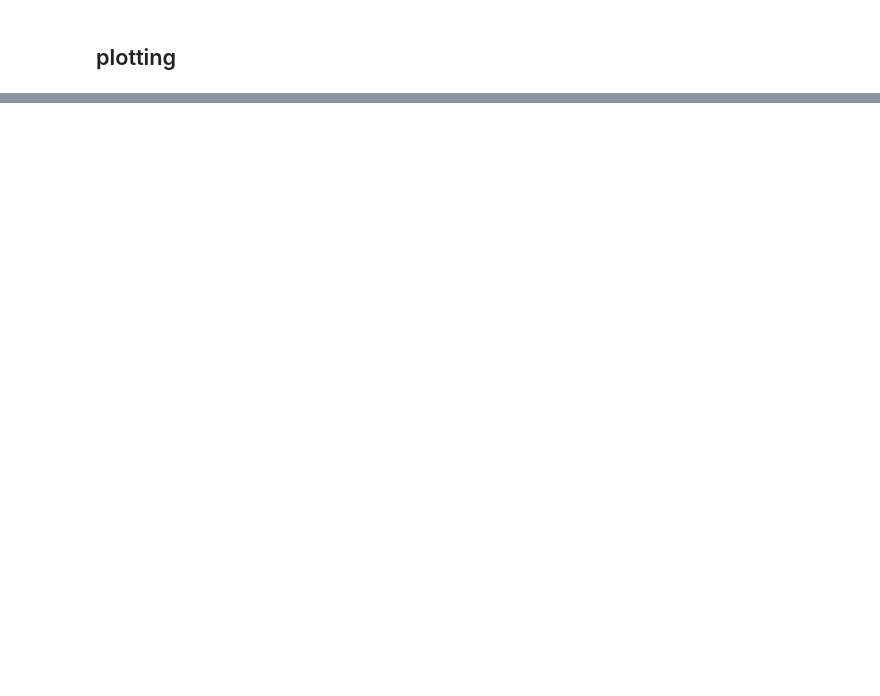
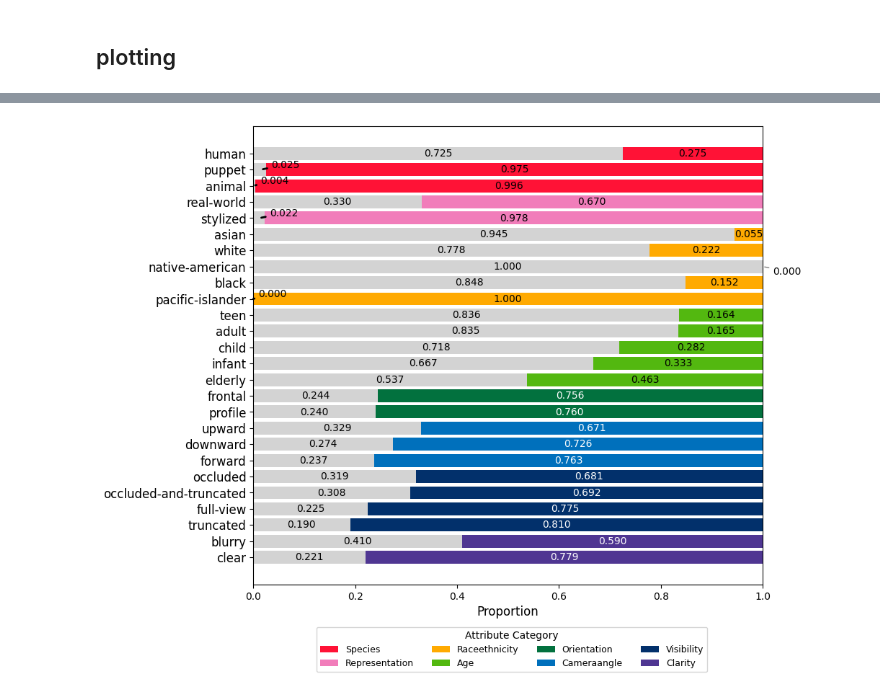
Before and after one commit to Learning-and-Neurodevelopment-Lab/ssaShowcase, a Jupyter notebook: retina_analysis.ipynb, the cells around one changed output, grey strips where cells are left out. Drawn from its saved outputs; the diff is of its cells as text; code cells hidden in the pictures; blank space fills up the shorter version.

```diff
--- a/retina_analysis.ipynb
+++ b/retina_analysis.ipynb
@@ -679,4 +595,0 @@ del sorted_graphDict["raceethnicity"]["American Indian/Alaska Native"]
-# %%
-for key, value in sorted_graphDict.items():
-    for sub_key, sub_value in value.items():
-        print(key, sub_key, sub_value)
@@ -703,9 +598,5 @@ finalSortedDict = {}
 
 for key, value in sorted_graphDict.items():
     # Sort sub-dictionary by the 4th element (index 3) in descending order
-    sorted_items = dict(sorted(value.items(), key=lambda item: item[1][3], reverse=True))
+    sorted_items = dict(sorted(value.items(), key=lambda item: item[1][3], reverse=False))
     finalSortedDict[key] = sorted_items
-# %%
-for key, value in finalSortedDict.items():
-    for sub_key, sub_value in value.items():
-        print(key, sub_key, sub_value)
@@ -730,3 +650,33 @@ clarity Blurry [461, 781, 0.084, 0.59]
+# %%
+for key in cleanDict:
+    # Create a list of the current keys to avoid modification during iteration
+    sub_keys = list(cleanDict[key].keys())
+
+    for sub_key in sub_keys:
+        if sub_key == "real":
+            new_key = "real-world"
+            cleanDict[key][new_key] = cleanDict[key].pop(sub_key)
+        elif sub_key == "caricature":
+            new_key = "stylized"
+            cleanDict[key][new_key] = cleanDict[key].pop(sub_key)
+        elif sub_key == "black/african american":
+            new_key = "black"
+            cleanDict[key][new_key] = cleanDict[key].pop(sub_key)
+        elif sub_key == "american indian/alaska native":
+            new_key = "native-american"
+            cleanDict[key][new_key] = cleanDict[key].pop(sub_key)
+        elif sub_key == "native hawaiian/other pacific islander":
+            new_key = "pacific-islander"
+            cleanDict[key][new_key] = cleanDict[key].pop(sub_key)
+        elif sub_key == "front-face":
+            new_key = "frontal"
+            cleanDict[key][new_key] = cleanDict[key].pop(sub_key)
+        elif sub_key == "side-profile":
+            new_key = "profile"
+            cleanDict[key][new_key] = cleanDict[key].pop(sub_key)
+        elif sub_key == "full-view":
+            new_key = "full"
+            cleanDict[key][new_key] = cleanDict[key].pop(sub_key)
 # %%
 import matplotlib.pyplot as plt
 from matplotlib.patches import Patch
@@ -743,7 +693,7 @@ category_colors = {
     'clarity': '#4F3692',
 }
 
-graphDict = finalSortedDict
+graphDict = cleanDict
 
 # Extract and prepare data
 labels = []
@@ -752,7 +702,7 @@ count_rest = []
 bar_colors = []
 
 for category, subcategories in graphDict.items():
-    base_color = category_colors.get(category, 'steelblue')
+    base_color = category_colors.get(category, 'steelblue')  # fallback to steelblue if not defined
     for subcat, val in subcategories.items():
         labels.append(subcat)
         c = val[3]
@@ -809,30 +759,32 @@ for i, (c, r) in enumerate(zip(count_c, count_rest)):
     # Annotate count_rest directly if big enough
     if r > 0.05:
         ax.text(r / 2, i, f"{r:.3f}", ha='center', va='center', fontsize=10, color='black')
     else:
         ax.annotate(f"{r:.3f}",
                     xy=(max(0, r - 0.01), i),
                     xytext=(r + 0.01, i - 0.3),  # shift label outward
                     textcoords='data',
                     fontsize=10,
                     color='black',
                     arrowprops=dict(arrowstyle='-', color='black', lw=2),
                     ha='left', va='center')
 
     # Annotate count_c directly if big enough
     if c > 0.05:
         ax.text(r + c / 2, i, f"{c:.3f}", ha='center', va='center', fontsize=10, color=text_color)
     else:
         ax.annotate(f"{c:.3f}",
                     xy=(r + c, i),
                     xytext=(r + c + 0.02, i + 0.3),
                     textcoords='data',
                     fontsize=10,
                     color=text_color,
                     arrowprops=dict(arrowstyle='-', color='gray', lw=1),
                     ha='left', va='center')
 
 
 
 plt.tight_layout()
 plt.show()
+# %% [output]
+[figure, added]
```
Also changed, not shown: parts of 25 cells of this notebook, 7 other files.
